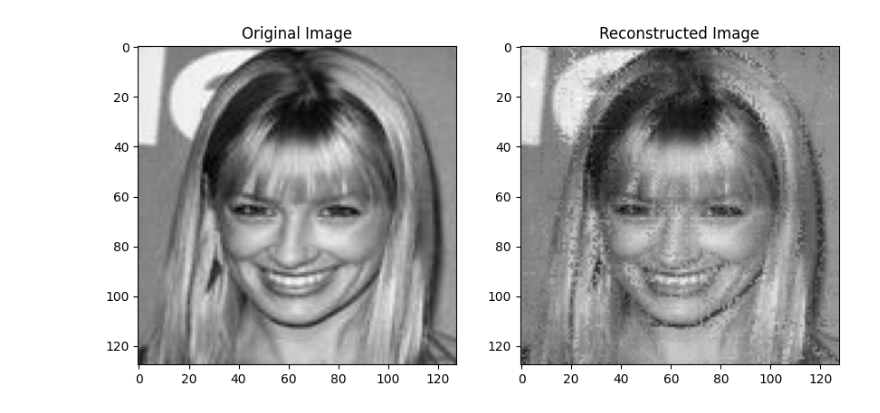
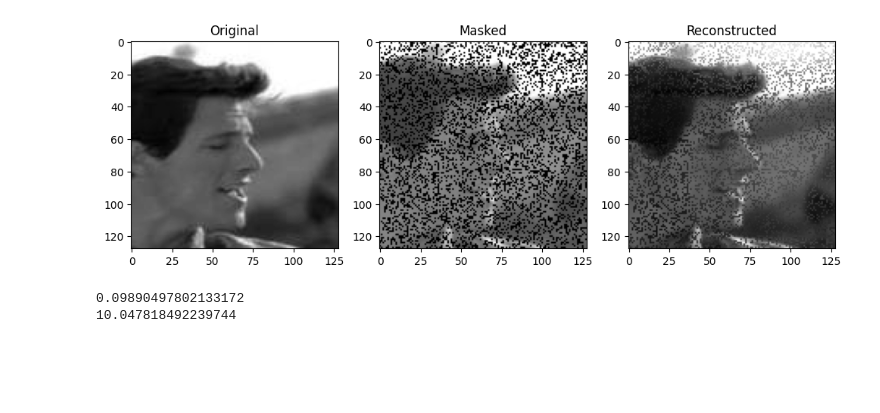
Before and after one commit to lzkostina/606-Project-, a Jupyter notebook: main_notebook.ipynb, the cells around one changed output. Cells and saved outputs as stored; diff of their text form; code cells hidden in the pictures; blank space fills up the shorter version.

```diff
--- a/main_notebook.ipynb
+++ b/main_notebook.ipynb
@@ -203,13 +180,7 @@ images.shape
 # %%
-image = images[2]
-m, n = image.shape  # Image dimensions
-masked_image, mask = mask_entries(image, sparsity_level=0.3)
-W = (masked_image != 0.0).astype(float)
-#A,B = damped_newton(masked_image,W,10)
-A,B = damped_newton_linesearch(masked_image,W,10)
+#Damped Newton with linesearch
+image_NTls = images[2]
+m, n = image_NTls.shape
+masked_image_NTls, mask = mask_entries(image_NTls, sparsity_level=0.3)
+W = (masked_image_NTls != 0.0).astype(float)
+A,B = damped_newton_linesearch(masked_image_NTls,W,10)
-# %%
-# Reconstruct missing pixels
-reconstructed_image = np.dot(A,B.T)
-# Replace observed pixels with original values
-final_image = image.copy()
-final_image[mask] = reconstructed_image[mask]
@@ -252,12 +187,25 @@ plt.show()
-# %%
-plt.figure(figsize=(10, 5))
-plt.subplot(1, 2, 1)
-plt.title("Original Image")
-plt.imshow(images[2], cmap="gray")
-
-plt.subplot(1, 2, 2)
-plt.title("Reconstructed Image")
-plt.imshow(final_image, cmap="gray")
-plt.show()
-# %% [output]
-[figure, removed]
+# %%
+plt.figure(figsize=(12, 4))
+plt.subplot(1, 3, 1)
+plt.imshow(image_NTls, cmap='gray')
+plt.title("Original")
+
+plt.subplot(1, 3, 2)
+plt.imshow(masked_image_NTls, cmap='gray')
+plt.title("Masked")
+
+reconstructed_image_NTls = np.dot(U, V.T)
+final_image_NTls = image_NTls.copy()
+final_image_NTls[mask] = reconstructed_image_NTls[mask]
+plt.subplot(1, 3, 3)
+plt.imshow(final_image_NTls, cmap='gray')
+plt.title("Reconstructed")
+plt.show()
+mse_NTls = calculate_mse(masked_image_NTls,final_image,True)
+psnr_NTls=calculate_psnr(masked_image_NTls,final_image,True,max_pixel=1.0)
+print(mse_NTls)
+print(psnr_NTls)
+# %% [output]
+[figure, added]
+0.09890497802133172
+10.047818492239744
```
Also changed, not shown: parts of 23 cells of this notebook.
